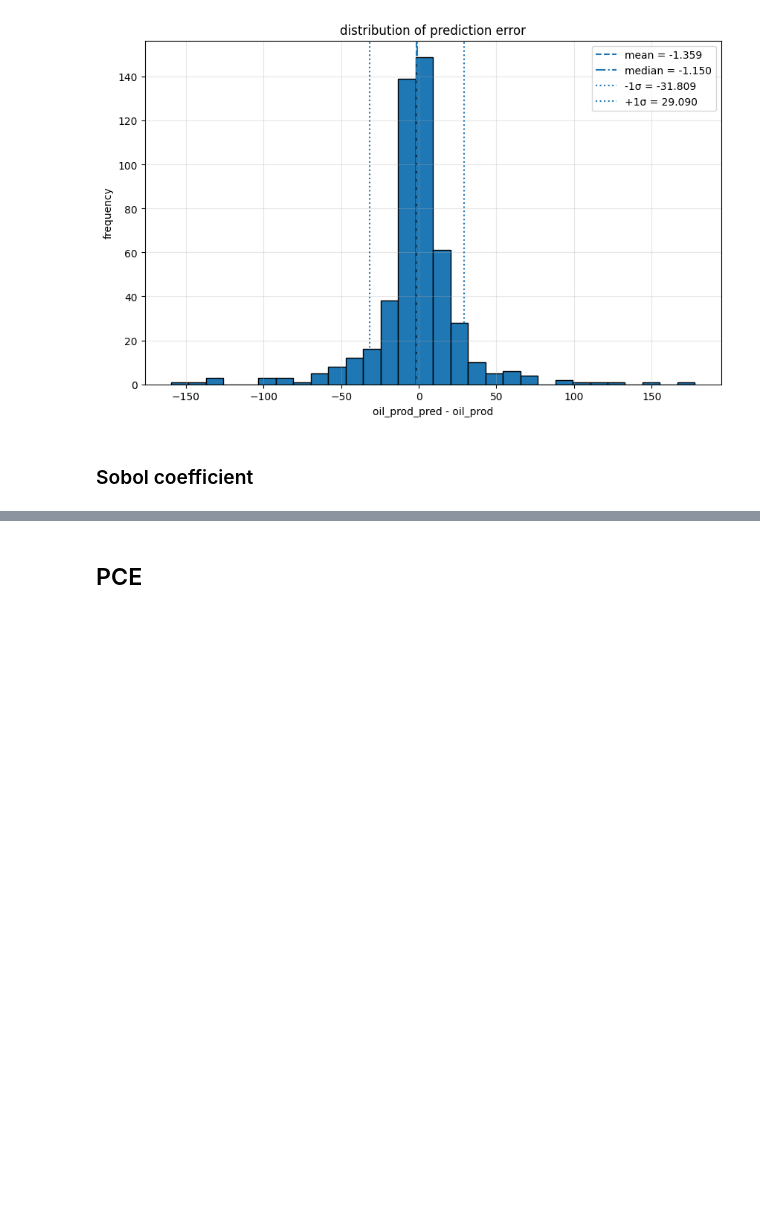
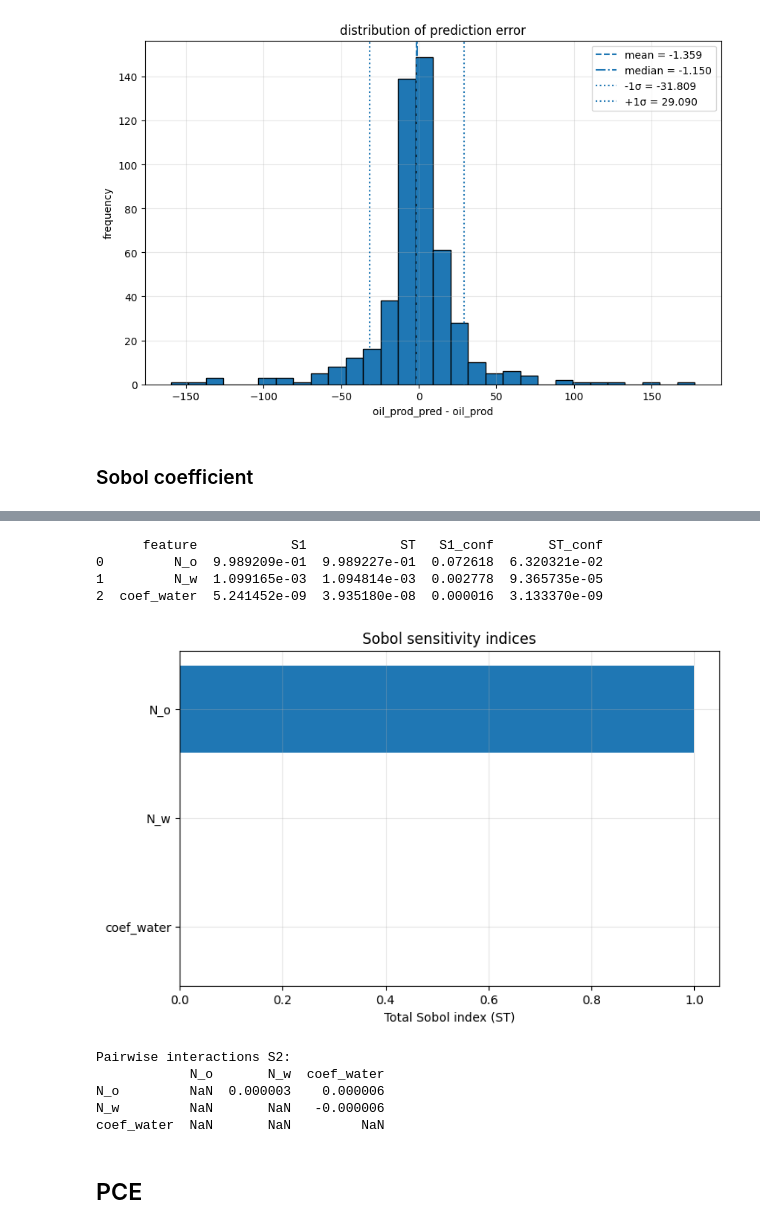
Before and after one commit to DmitrySavinskikh/graduate-paper-code, a Jupyter notebook: linreg+rf+pce_on_flow_dataset.ipynb, the cells around one changed output, grey strips where cells are left out. Saved outputs shown, nothing was run; the diff lists cells and outputs as text; code cells hidden in the pictures; blank space fills up the shorter version.

```diff
--- a/linreg+rf+pce_on_flow_dataset.ipynb
+++ b/linreg+rf+pce_on_flow_dataset.ipynb
@@ -435,3 +377,53 @@ Name: mc_stats, dtype: float64
+# %%
+problem = {
+    'num_vars': 3,
+    'names': ['N_o', 'N_w', 'coef_water'],
+    'bounds': [
+        [df['N_o'].min(), df['N_o'].max()],
+        [df['N_w'].min(), df['N_w'].max()],
+        [df['coef_water'].min(), df['coef_water'].max()],
+    ]
+}
+
+param_values = saltelli.sample(problem, 1024, calc_second_order=True)
+
+X_sobol = pd.DataFrame(param_values, columns=problem['names'])
+Y = linear_model.predict(X_sobol)
+
+Si = sobol.analyze(problem, Y, calc_second_order=True)
+
+sobol_df = pd.DataFrame({
+    'feature': problem['names'],
+    'S1': Si['S1'],
+    'ST': Si['ST'],
+    'S1_conf': Si['S1_conf'],
+    'ST_conf': Si['ST_conf'],
+})
+
+print(sobol_df.sort_values('ST', ascending=False))
+
+sobol_df_sorted = sobol_df.sort_values('ST', ascending=True)
+
+plt.figure(figsize=(8, 5))
+plt.barh(sobol_df_sorted['feature'], sobol_df_sorted['ST'])
+plt.xlabel('Total Sobol index (ST)')
+plt.title('Sobol sensitivity indices')
+plt.grid(True, alpha=0.3)
+plt.show()
+
+print('Pairwise interactions S2:')
+print(pd.DataFrame(Si['S2'], index=problem['names'], columns=problem['names']))
+# %% [output]
+      feature            S1            ST   S1_conf       ST_conf
+0         N_o  9.989209e-01  9.989227e-01  0.072618  6.320321e-02
+1         N_w  1.099165e-03  1.094814e-03  0.002778  9.365735e-05
+2  coef_water  5.241452e-09  3.935180e-08  0.000016  3.133370e-09
+[figure, added]
+Pairwise interactions S2:
+            N_o       N_w  coef_water
+N_o         NaN  0.000003    0.000006
+N_w         NaN       NaN   -0.000006
+coef_water  NaN       NaN         NaN
 # %% [markdown]
 ## PCE
 # %%
```
Also changed, not shown: parts of 10 cells of this notebook, 1 other file.
